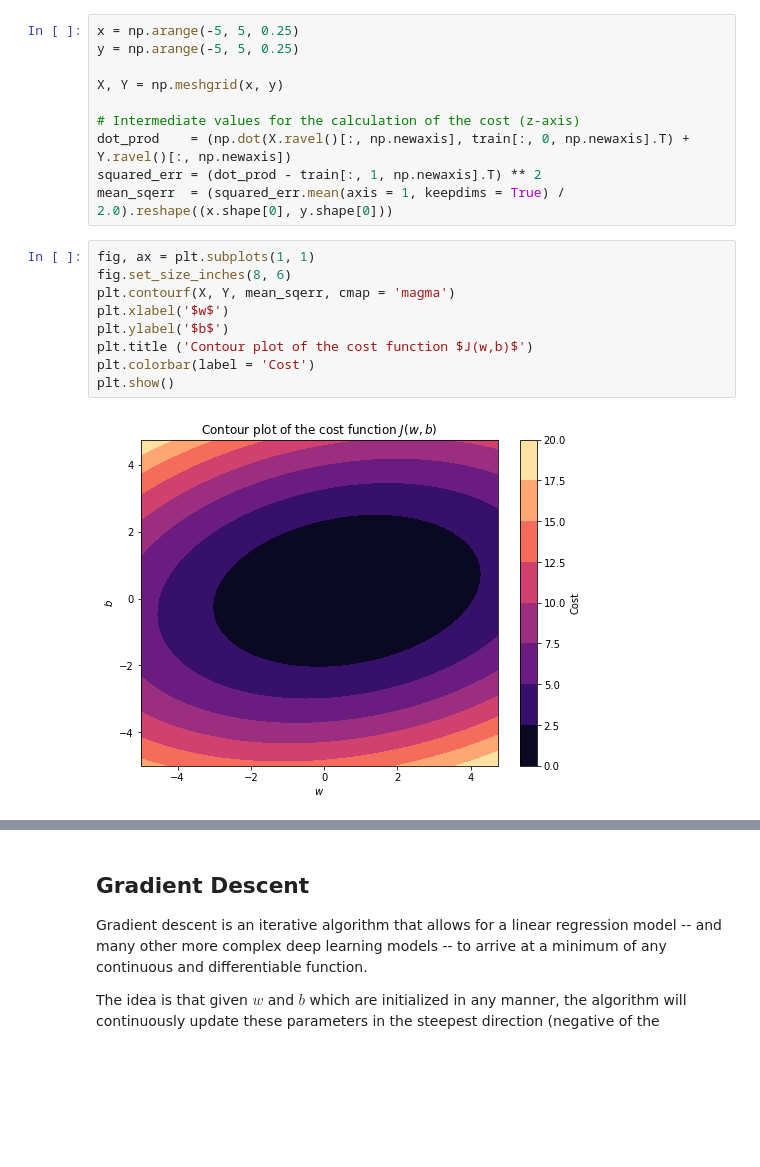
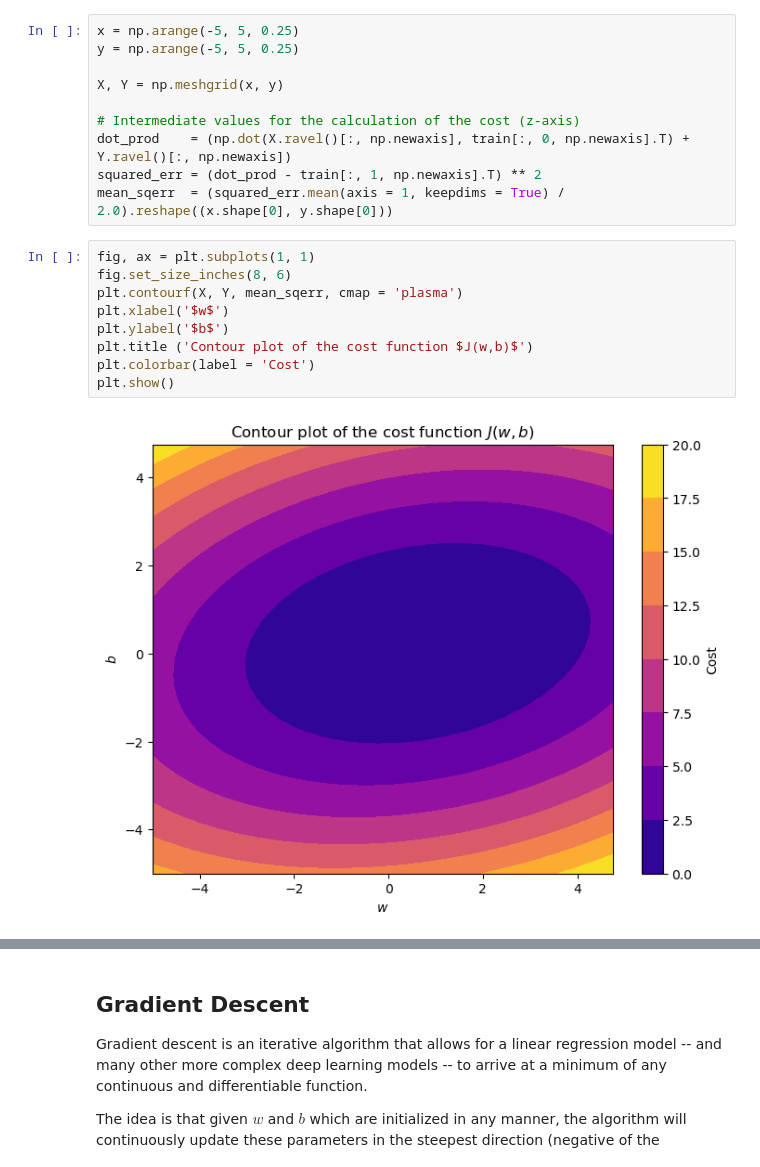
Before and after one commit to UAFederez/MachineLearning, a Jupyter notebook: 01-Univariate_Linear_Regression.ipynb, the cells around one changed output, grey strips where cells are left out. Saved outputs shown, nothing was run; the diff lists cells and outputs as text; blank space fills up the shorter version.

Commit message:
Updated visualizations

```diff
--- a/01-Univariate_Linear_Regression.ipynb
+++ b/01-Univariate_Linear_Regression.ipynb
@@ -143,14 +143,14 @@ mean_sqerr  = (squared_err.mean(axis = 1, keepdims = True) / 2.0).reshape((x.sha
 # %%
 fig, ax = plt.subplots(1, 1)
 fig.set_size_inches(8, 6)
-plt.contourf(X, Y, mean_sqerr, cmap = 'magma')
+plt.contourf(X, Y, mean_sqerr, cmap = 'plasma')
 plt.xlabel('$w$')
 plt.ylabel('$b$')
 plt.title ('Contour plot of the cost function $J(w,b)$')
 plt.colorbar(label = 'Cost')
 plt.show()
 # %% [output]
-[figure, old version]
+[figure, new version]
 # %%
 fig = plt.figure(figsize=(8, 6))
 ax  = plt.axes(projection = '3d')
```
Also changed, not shown: parts of 6 cells of this notebook, 1 other file.
